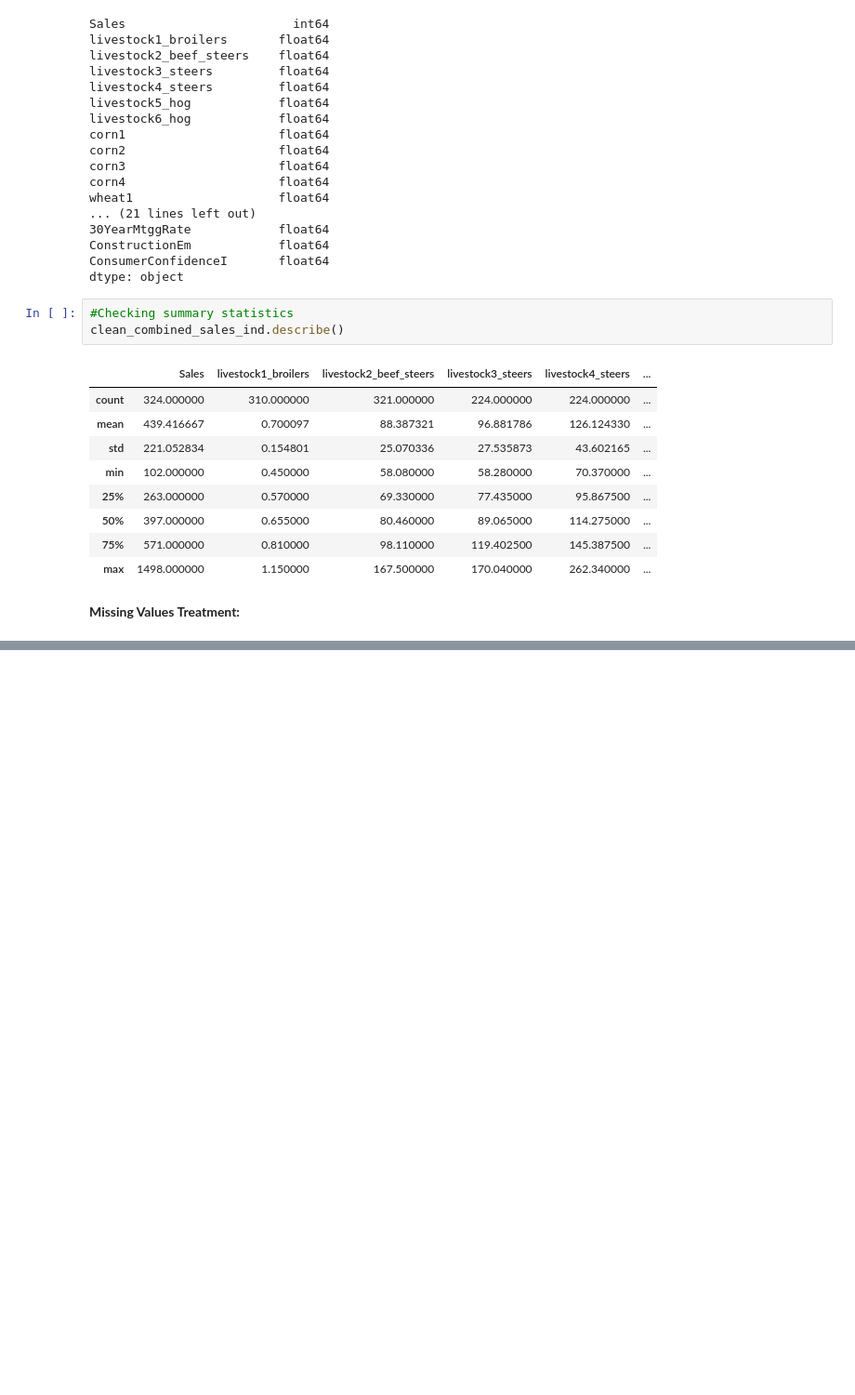
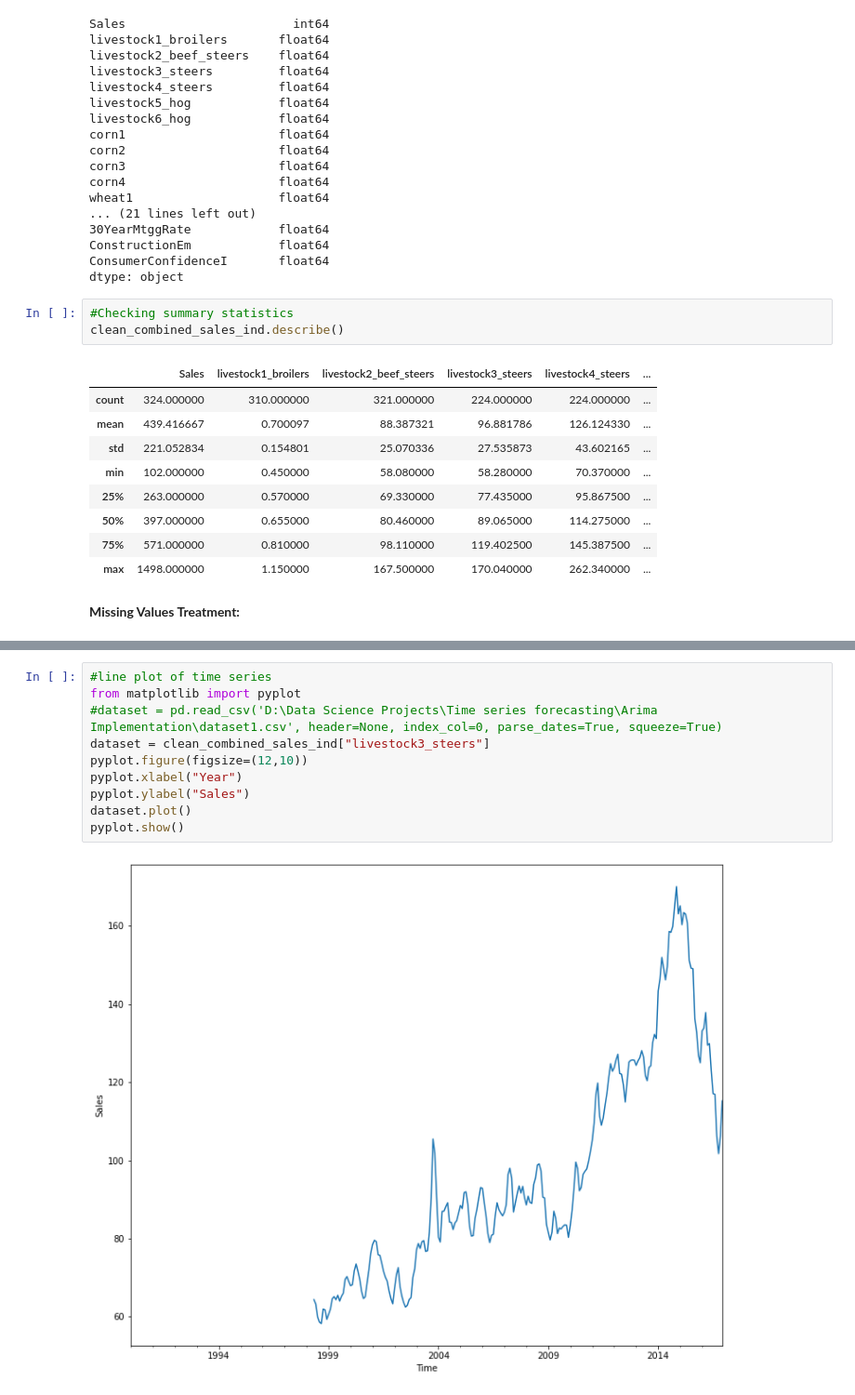
Before and after one commit to ankitaggarwal64/Time-Series-Sales-Forecasting-for-Agricultural-Equipments, a Jupyter notebook: Data_Understanding(EDA).ipynb, the cells around one changed output, grey strips where cells are left out. Shown at 93% size. Drawn from its saved outputs; the diff is of its cells as text; blank space fills up the shorter version.

```diff
--- a/Data_Understanding(EDA).ipynb
+++ b/Data_Understanding(EDA).ipynb
@@ -159,0 +196,12 @@ dtype: bool
+# %%
+#line plot of time series
+from matplotlib import pyplot
+#dataset = pd.read_csv('D:\Data Science Projects\Time series forecasting\Arima Implementation\dataset1.csv', header=None, index_col=0, parse_dates=True, squeeze=True)
+dataset = clean_combined_sales_ind["livestock3_steers"]
+pyplot.figure(figsize=(12,10))
+pyplot.xlabel("Year")
+pyplot.ylabel("Sales")
+dataset.plot()
+pyplot.show()
+# %% [output]
+[figure, added]
```
Also changed, not shown: parts of 8 cells of this notebook.
